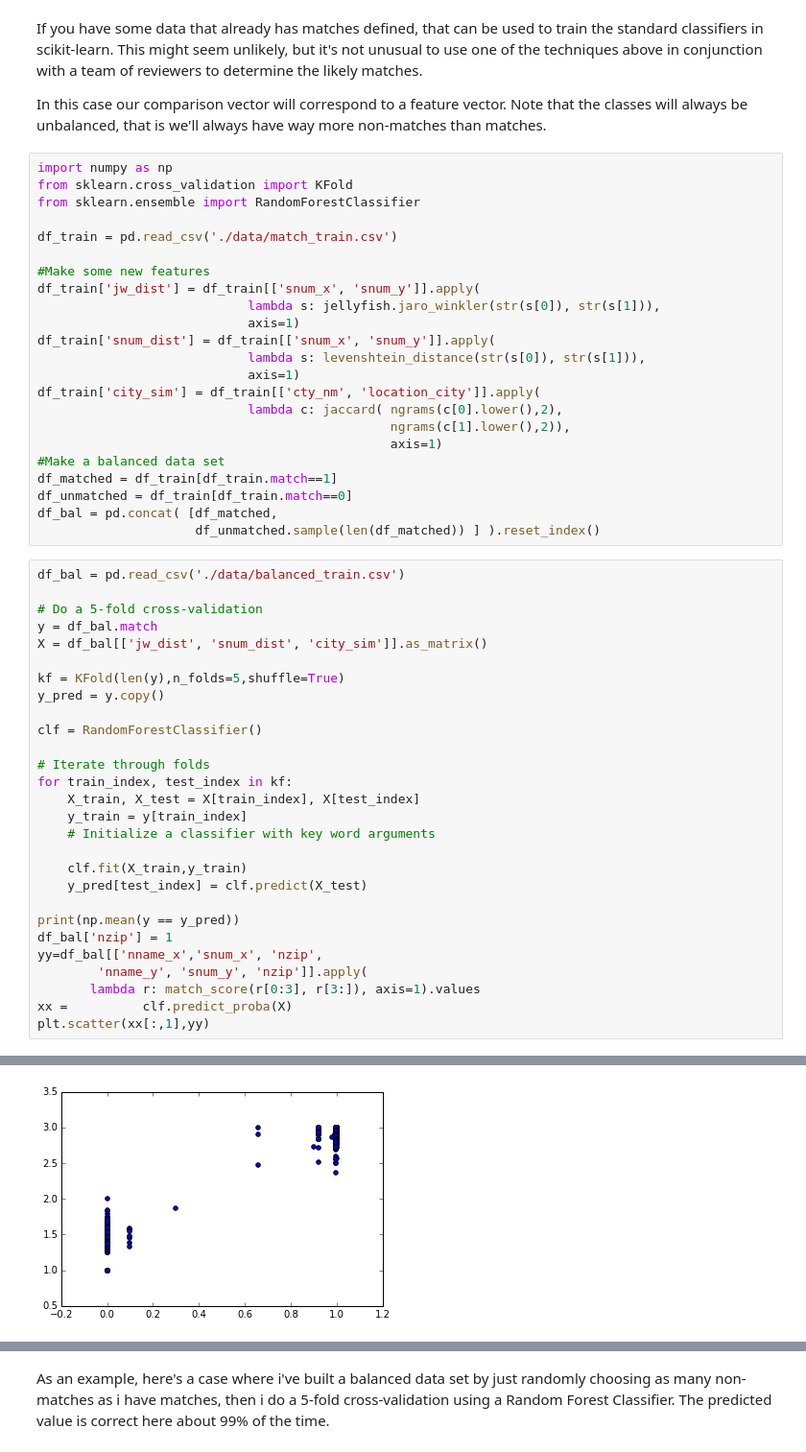
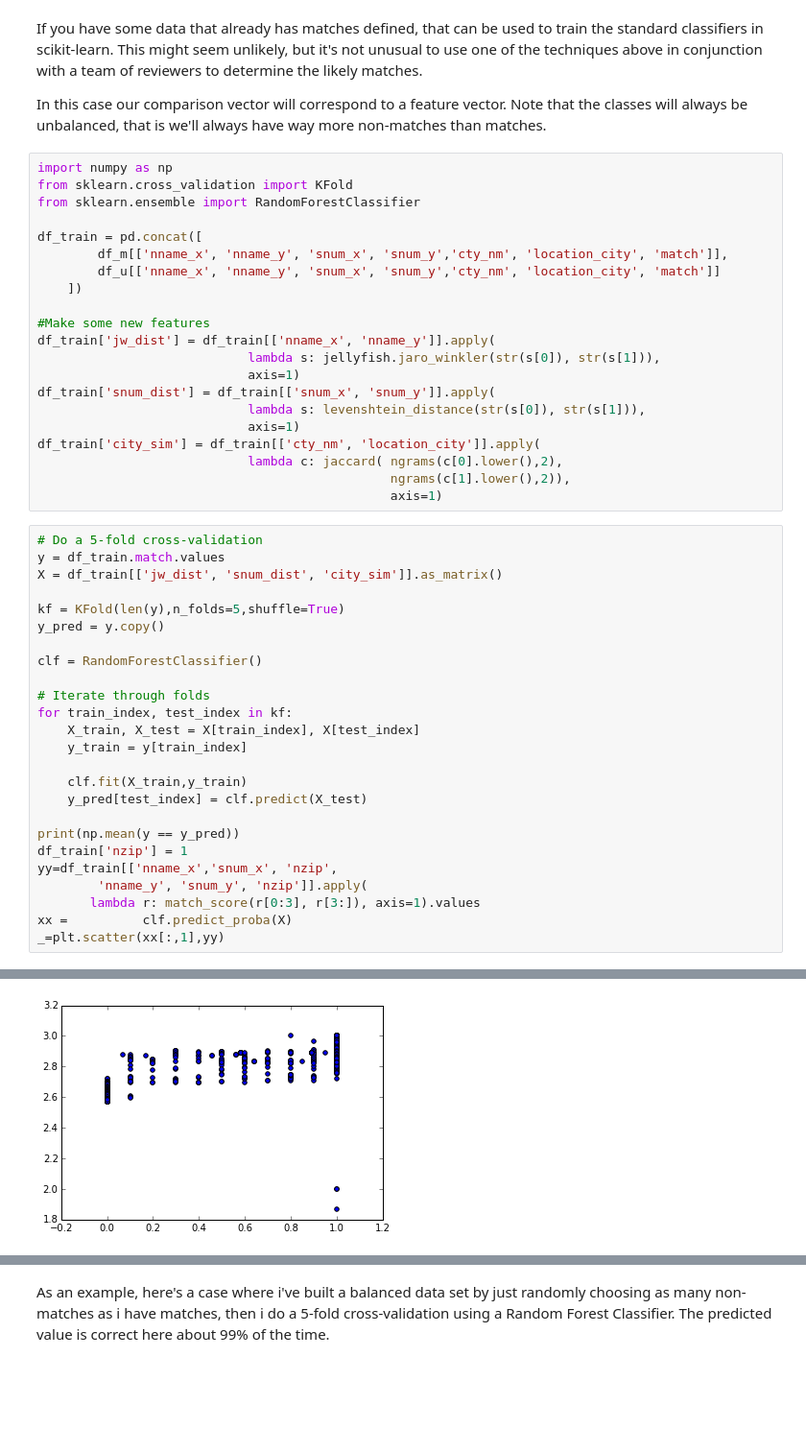
Before and after one commit to mikemull/Notebooks, a Jupyter notebook: PyDataNYCSlides.ipynb, the cells around one changed output, grey strips where cells are left out. Shown at 96% size. Saved outputs shown, nothing was run; the diff lists cells and outputs as text; blank space fills up the shorter version.

```diff
--- a/PyDataNYCSlides.ipynb
+++ b/PyDataNYCSlides.ipynb
@@ -929,10 +915,13 @@ import numpy as np
 from sklearn.cross_validation import KFold
 from sklearn.ensemble import RandomForestClassifier
 
-df_train = pd.read_csv('./data/match_train.csv')
+df_train = pd.concat([
+        df_m[['nname_x', 'nname_y', 'snum_x', 'snum_y','cty_nm', 'location_city', 'match']],
+        df_u[['nname_x', 'nname_y', 'snum_x', 'snum_y','cty_nm', 'location_city', 'match']]
+    ])
 
 #Make some new features
-df_train['jw_dist'] = df_train[['snum_x', 'snum_y']].apply(
+df_train['jw_dist'] = df_train[['nname_x', 'nname_y']].apply(
                             lambda s: jellyfish.jaro_winkler(str(s[0]), str(s[1])),
                             axis=1)
 df_train['snum_dist'] = df_train[['snum_x', 'snum_y']].apply(
@@ -942,17 +931,10 @@ df_train['city_sim'] = df_train[['cty_nm', 'location_city']].apply(
                             lambda c: jaccard( ngrams(c[0].lower(),2),
                                                ngrams(c[1].lower(),2)),
                                                axis=1)
-#Make a balanced data set
-df_matched = df_train[df_train.match==1]
-df_unmatched = df_train[df_train.match==0]
-df_bal = pd.concat( [df_matched,
-                     df_unmatched.sample(len(df_matched)) ] ).reset_index()
 # %%
-df_bal = pd.read_csv('./data/balanced_train.csv')
-
 # Do a 5-fold cross-validation
-y = df_bal.match
-X = df_bal[['jw_dist', 'snum_dist', 'city_sim']].as_matrix()
+y = df_train.match.values
+X = df_train[['jw_dist', 'snum_dist', 'city_sim']].as_matrix()
 
 kf = KFold(len(y),n_folds=5,shuffle=True)
 y_pred = y.copy()
@@ -963,16 +945,15 @@ clf = RandomForestClassifier()
 for train_index, test_index in kf:
     X_train, X_test = X[train_index], X[test_index]
     y_train = y[train_index]
-    # Initialize a classifier with key word arguments
 
     clf.fit(X_train,y_train)
     y_pred[test_index] = clf.predict(X_test)
 
 print(np.mean(y == y_pred))
-df_bal['nzip'] = 1
-yy=df_bal[['nname_x','snum_x', 'nzip',
+df_train['nzip'] = 1
+yy=df_train[['nname_x','snum_x', 'nzip',
         'nname_y', 'snum_y', 'nzip']].apply(
        lambda r: match_score(r[0:3], r[3:]), axis=1).values
 xx =          clf.predict_proba(X)
-plt.scatter(xx[:,1],yy)
+_=plt.scatter(xx[:,1],yy)
 # %% [output]
@@ -981 +961 @@ plt.scatter(xx[:,1],yy)
-[figure, old version]
+[figure, new version]
```
Also changed, not shown: parts of 68 cells of this notebook, 2 other files.
